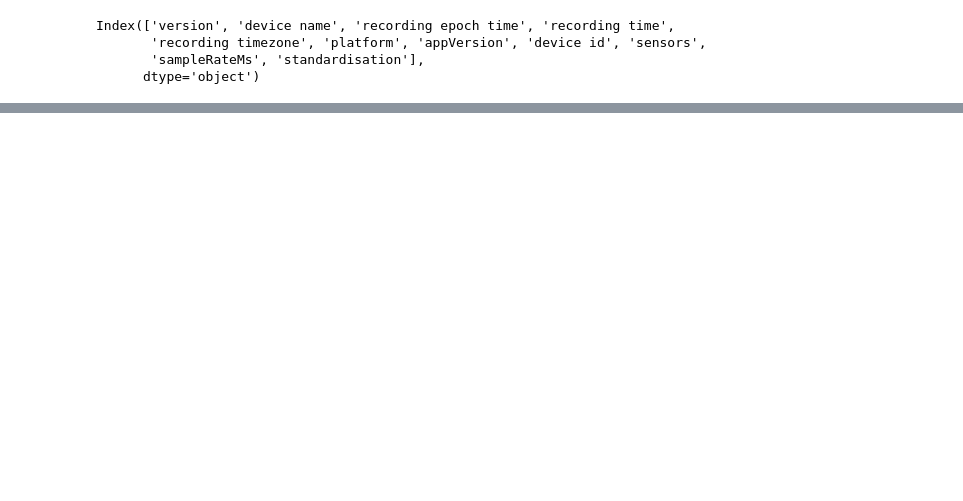
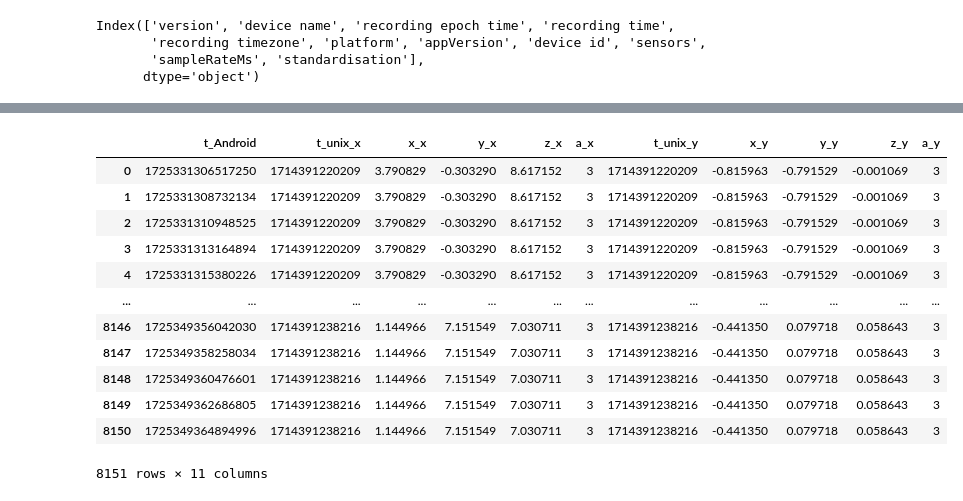
Before and after one commit to till2/ds4w-user-identification, a Jupyter notebook: merge_data_one_folder.ipynb, the cells around one changed output, grey strips where cells are left out. Cells and saved outputs as stored; diff of their text form; code cells hidden in the pictures; blank space fills up the shorter version.

```diff
--- a/merge_data_one_folder.ipynb
+++ b/merge_data_one_folder.ipynb
@@ -34,0 +51,16 @@ merged.to_csv(folder_path+'.csv', index=False)
+# %%
+merged2
+# %% [output]
+|  | t_Android | t_unix_x | x_x | y_x | z_x | a_x | t_unix_y | x_y | y_y | z_y | a_y |
+| 0 | 1725331306517250 | 1714391220209 | 3.790829 | -0.303290 | 8.617152 | 3 | 1714391220209 | -0.815963 | -0.791529 | -0.001069 | 3 |
+| 1 | 1725331308732134 | 1714391220209 | 3.790829 | -0.303290 | 8.617152 | 3 | 1714391220209 | -0.815963 | -0.791529 | -0.001069 | 3 |
+| 2 | 1725331310948525 | 1714391220209 | 3.790829 | -0.303290 | 8.617152 | 3 | 1714391220209 | -0.815963 | -0.791529 | -0.001069 | 3 |
+| 3 | 1725331313164894 | 1714391220209 | 3.790829 | -0.303290 | 8.617152 | 3 | 1714391220209 | -0.815963 | -0.791529 | -0.001069 | 3 |
+| 4 | 1725331315380226 | 1714391220209 | 3.790829 | -0.303290 | 8.617152 | 3 | 1714391220209 | -0.815963 | -0.791529 | -0.001069 | 3 |
+| ... | ... | ... | ... | ... | ... | ... | ... | ... | ... | ... | ... |
+| 8146 | 1725349356042030 | 1714391238216 | 1.144966 | 7.151549 | 7.030711 | 3 | 1714391238216 | -0.441350 | 0.079718 | 0.058643 | 3 |
+| 8147 | 1725349358258034 | 1714391238216 | 1.144966 | 7.151549 | 7.030711 | 3 | 1714391238216 | -0.441350 | 0.079718 | 0.058643 | 3 |
+| 8148 | 1725349360476601 | 1714391238216 | 1.144966 | 7.151549 | 7.030711 | 3 | 1714391238216 | -0.441350 | 0.079718 | 0.058643 | 3 |
+| 8149 | 1725349362686805 | 1714391238216 | 1.144966 | 7.151549 | 7.030711 | 3 | 1714391238216 | -0.441350 | 0.079718 | 0.058643 | 3 |
+| 8150 | 1725349364894996 | 1714391238216 | 1.144966 | 7.151549 | 7.030711 | 3 | 1714391238216 | -0.441350 | 0.079718 | 0.058643 | 3 |
+8151 rows × 11 columns
```
Also changed, not shown: parts of 11 cells of this notebook, 12 other files.
